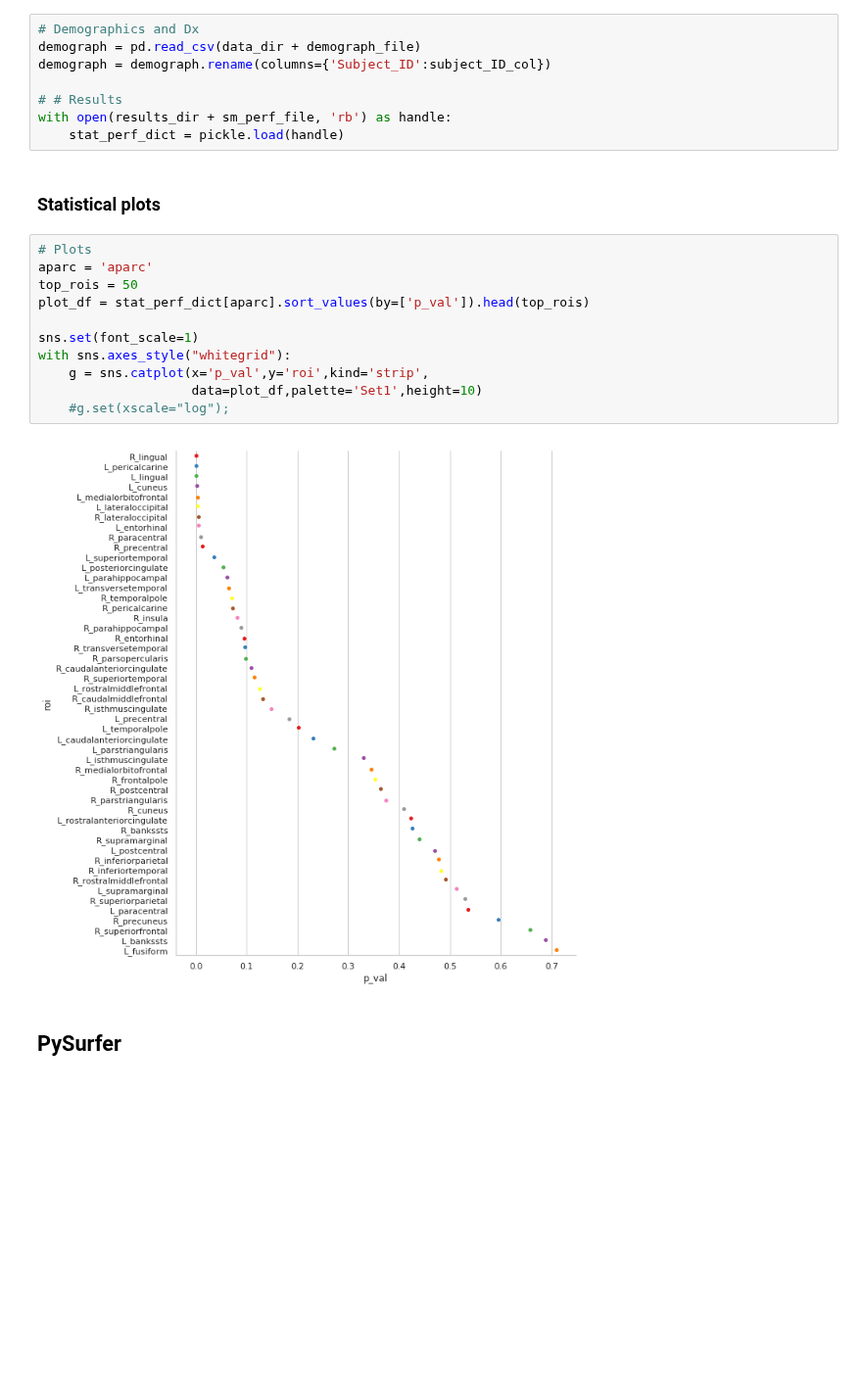
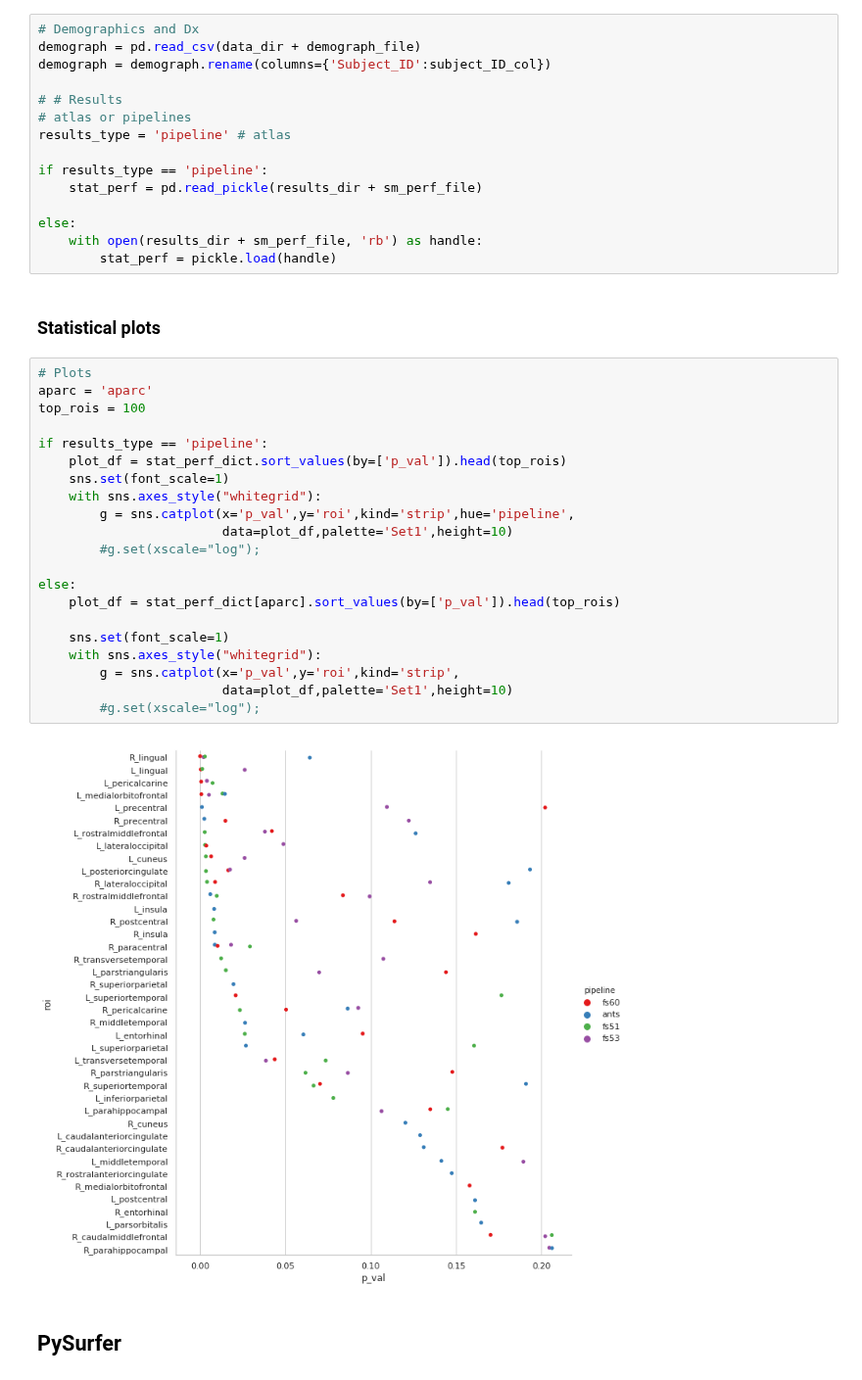
Before and after one commit to neurodatascience/compare-surf-tools, a Jupyter notebook: notebooks/generate_plots.ipynb, the cells around one changed output. Shown at 98% size. Cells and saved outputs as stored; diff of their text form; blank space fills up the shorter version.

Commit message:
pipeline ROI plots

```diff
--- a/notebooks/generate_plots.ipynb
+++ b/notebooks/generate_plots.ipynb
@@ -54,23 +54,40 @@ demograph = pd.read_csv(data_dir + demograph_file)
 demograph = demograph.rename(columns={'Subject_ID':subject_ID_col})
 
 # # Results
-with open(results_dir + sm_perf_file, 'rb') as handle:
-    stat_perf_dict = pickle.load(handle)
+# atlas or pipelines
+results_type = 'pipeline' # atlas
+
+if results_type == 'pipeline':
+    stat_perf = pd.read_pickle(results_dir + sm_perf_file)
+
+else:
+    with open(results_dir + sm_perf_file, 'rb') as handle:
+        stat_perf = pickle.load(handle)
 # %% [markdown]
 ### Statistical plots
 # %%
 # Plots
 aparc = 'aparc'
-top_rois = 50
-plot_df = stat_perf_dict[aparc].sort_values(by=['p_val']).head(top_rois)
+top_rois = 100
 
-sns.set(font_scale=1)
-with sns.axes_style("whitegrid"):
-    g = sns.catplot(x='p_val',y='roi',kind='strip',
-                    data=plot_df,palette='Set1',height=10)
-    #g.set(xscale="log");
+if results_type == 'pipeline':
+    plot_df = stat_perf_dict.sort_values(by=['p_val']).head(top_rois)
+    sns.set(font_scale=1)
+    with sns.axes_style("whitegrid"):
+        g = sns.catplot(x='p_val',y='roi',kind='strip',hue='pipeline',
+                        data=plot_df,palette='Set1',height=10)
+        #g.set(xscale="log");
+
+else:
+    plot_df = stat_perf_dict[aparc].sort_values(by=['p_val']).head(top_rois)
+
+    sns.set(font_scale=1)
+    with sns.axes_style("whitegrid"):
+        g = sns.catplot(x='p_val',y='roi',kind='strip',
+                        data=plot_df,palette='Set1',height=10)
+        #g.set(xscale="log");
 # %% [output]
-[figure, old version]
+[figure, new version]
 # %% [markdown]
 ## PySurfer
 # %%
```
Also changed, not shown: parts of 2 cells of this notebook.
